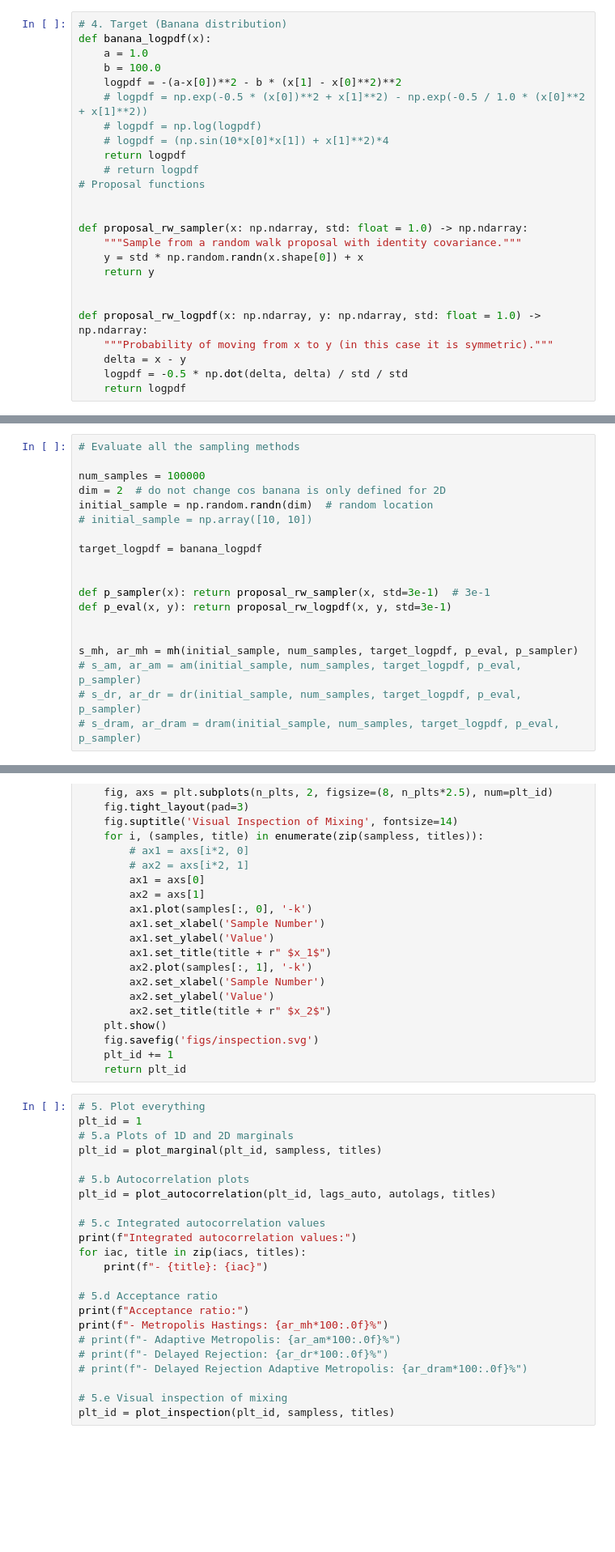
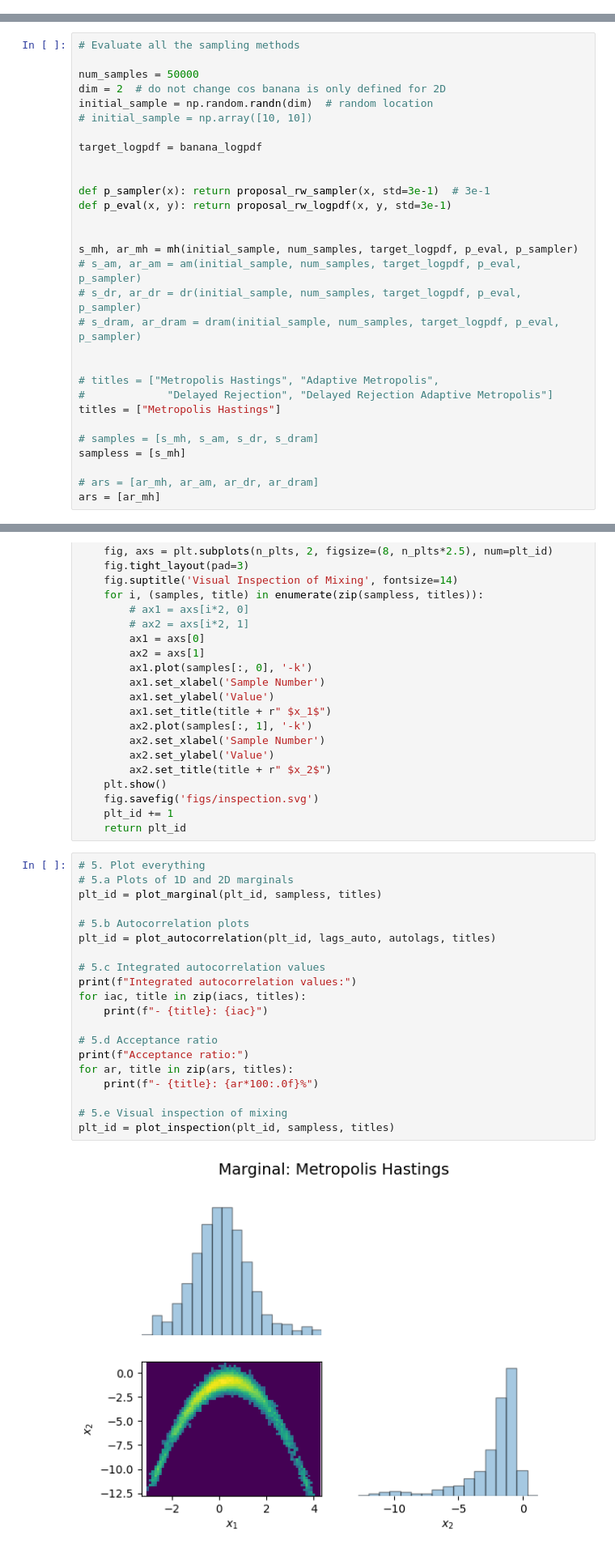
Before and after one commit to akshatd/ae567-inference, a Jupyter notebook: project_2b/ex1.ipynb, the cells around one changed output, grey strips where cells are left out. Shown at 81% size. Cells and saved outputs as stored; diff of their text form; blank space fills up the shorter version.

```diff
--- a/project_2b/ex1.ipynb
+++ b/project_2b/ex1.ipynb
@@ -95,27 +109,2 @@ def mh(starting_sample: np.ndarray,
 # 2. Delayed Rejection
 # 3. Delayed Rejection Adaptive Metropolis
-# %%
-# 4. Target (Banana distribution)
-def banana_logpdf(x):
-    a = 1.0
-    b = 100.0
-    logpdf = -(a-x[0])**2 - b * (x[1] - x[0]**2)**2
-    # logpdf = np.exp(-0.5 * (x[0])**2 + x[1]**2) - np.exp(-0.5 / 1.0 * (x[0]**2 + x[1]**2))
-    # logpdf = np.log(logpdf)
-    # logpdf = (np.sin(10*x[0]*x[1]) + x[1]**2)*4
-    return logpdf
-    # return logpdf
-# Proposal functions
-
-
-def proposal_rw_sampler(x: np.ndarray, std: float = 1.0) -> np.ndarray:
-    """Sample from a random walk proposal with identity covariance."""
-    y = std * np.random.randn(x.shape[0]) + x
-    return y
-
-
-def proposal_rw_logpdf(x: np.ndarray, y: np.ndarray, std: float = 1.0) -> np.ndarray:
-    """Probability of moving from x to y (in this case it is symmetric)."""
-    delta = x - y
-    logpdf = -0.5 * np.dot(delta, delta) / std / std
-    return logpdf
@@ -122,7 +214,7 @@ def proposal_rw_logpdf(x: np.ndarray, y: np.ndarray, std: float = 1.0) -> np.nda
 # %%
 # Evaluate all the sampling methods
 
-num_samples = 100000
+num_samples = 50000
 dim = 2  # do not change cos banana is only defined for 2D
 initial_sample = np.random.randn(dim)  # random location
 # initial_sample = np.array([10, 10])
@@ -138,6 +230,17 @@ s_mh, ar_mh = mh(initial_sample, num_samples, target_logpdf, p_eval, p_sampler)
 # s_am, ar_am = am(initial_sample, num_samples, target_logpdf, p_eval, p_sampler)
 # s_dr, ar_dr = dr(initial_sample, num_samples, target_logpdf, p_eval, p_sampler)
 # s_dram, ar_dram = dram(initial_sample, num_samples, target_logpdf, p_eval, p_sampler)
+
+
+# titles = ["Metropolis Hastings", "Adaptive Metropolis",
+#             "Delayed Rejection", "Delayed Rejection Adaptive Metropolis"]
+titles = ["Metropolis Hastings"]
+
+# samples = [s_mh, s_am, s_dr, s_dram]
+sampless = [s_mh]
+
+# ars = [ar_mh, ar_am, ar_dr, ar_dram]
+ars = [ar_mh]
 # %%
 # Analysis functions
 
@@ -305,24 +400,23 @@ def plot_inspection(plt_id, sampless, titles):
     return plt_id
 # %%
 # 5. Plot everything
-plt_id = 1
 # 5.a Plots of 1D and 2D marginals
 plt_id = plot_marginal(plt_id, sampless, titles)
 
 # 5.b Autocorrelation plots
 plt_id = plot_autocorrelation(plt_id, lags_auto, autolags, titles)
 
 # 5.c Integrated autocorrelation values
 print(f"Integrated autocorrelation values:")
 for iac, title in zip(iacs, titles):
     print(f"- {title}: {iac}")
 
 # 5.d Acceptance ratio
 print(f"Acceptance ratio:")
-print(f"- Metropolis Hastings: {ar_mh*100:.0f}%")
-# print(f"- Adaptive Metropolis: {ar_am*100:.0f}%")
-# print(f"- Delayed Rejection: {ar_dr*100:.0f}%")
-# print(f"- Delayed Rejection Adaptive Metropolis: {ar_dram*100:.0f}%")
+for ar, title in zip(ars, titles):
+    print(f"- {title}: {ar*100:.0f}%")
 
 # 5.e Visual inspection of mixing
 plt_id = plot_inspection(plt_id, sampless, titles)
+# %% [output]
+[figure, added]
```
Also changed, not shown: parts of 6 cells of this notebook.
